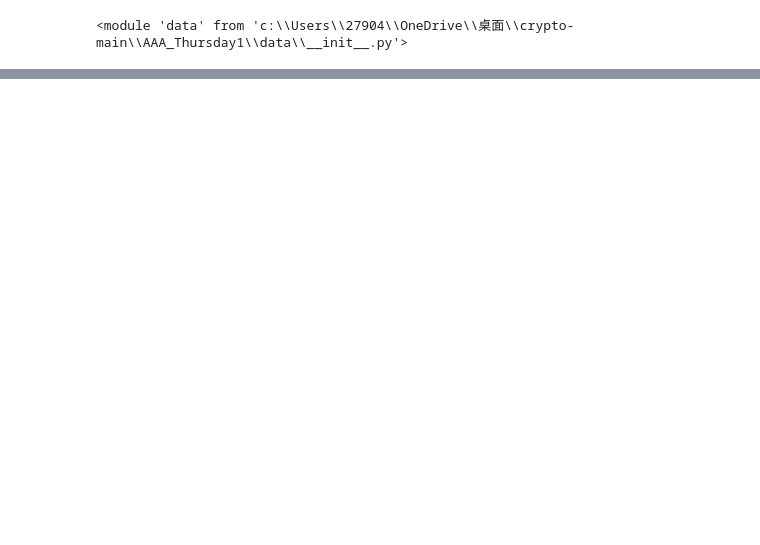
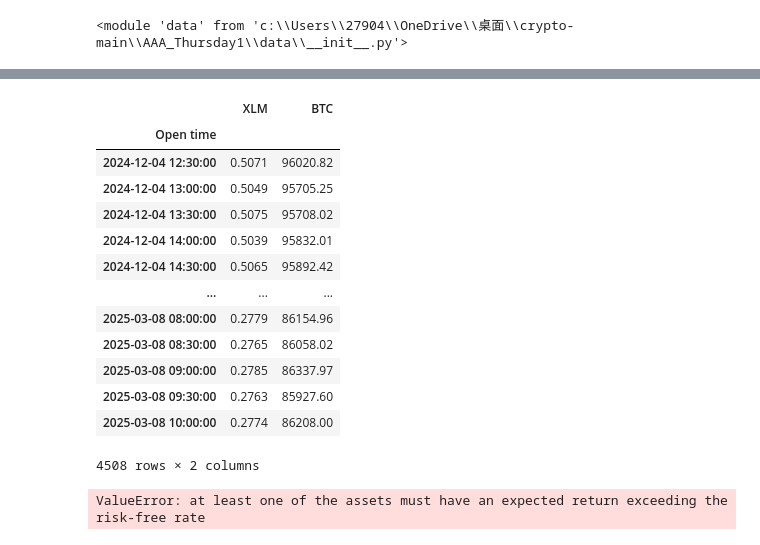
Before and after one commit to iancadev/crypto, a Jupyter notebook: AAA_Thursday1/experiment1-iancadev.ipynb, the cells around one changed output, grey strips where cells are left out. Cells and saved outputs as stored; diff of their text form; code cells hidden in the pictures; blank space fills up the shorter version.

```diff
--- a/AAA_Thursday1/experiment1-iancadev.ipynb
+++ b/AAA_Thursday1/experiment1-iancadev.ipynb
@@ -165,0 +249,58 @@ LSTM_returns.evaluate(LSTM, train_X_y['train_X'], train_X_y['train_y'])
+# %%
+prices_risky
+# %% [output]
+|  | XLM | BTC |
+| Open time |  |  |
+| 2024-12-04 12:30:00 | 0.5071 | 96020.82 |
+| 2024-12-04 13:00:00 | 0.5049 | 95705.25 |
+| 2024-12-04 13:30:00 | 0.5075 | 95708.02 |
+| 2024-12-04 14:00:00 | 0.5039 | 95832.01 |
+| 2024-12-04 14:30:00 | 0.5065 | 95892.42 |
+| ... | ... | ... |
+| 2025-03-08 08:00:00 | 0.2779 | 86154.96 |
+| 2025-03-08 08:30:00 | 0.2765 | 86058.02 |
+| 2025-03-08 09:00:00 | 0.2785 | 86337.97 |
+| 2025-03-08 09:30:00 | 0.2763 | 85927.60 |
+| 2025-03-08 10:00:00 | 0.2774 | 86208.00 |
+4508 rows × 2 columns
+# %%
+import numpy as np
+import pandas as pd
+from pypfopt.expected_returns     import mean_historical_return
+from pypfopt.risk_models          import sample_cov, CovarianceShrinkage
+from pypfopt.efficient_frontier    import EfficientFrontier
+
+# 1) Build & clean your 2‑asset price DataFrame
+prices_risky = pd.concat([xlm_prices, btc_prices], axis=1)
+prices_risky = (
+    prices_risky
+    .apply(pd.to_numeric, errors="coerce")  # force floats, NaN out non‑numeric
+    .replace([0, np.inf, -np.inf], np.nan)
+    .dropna()
+)
+
+# 2) Annualize at 30‑min (48×365)
+freq = 48 * 365
+
+# 3) Compute expected returns
+mu_r = mean_historical_return(prices_risky, frequency=freq)
+
+# 4A) OPTION A: Ledoit‑Wolf shrinkage (recommended)
+cs       = CovarianceShrinkage(prices_risky, frequency=freq)
+Sigma_r  = cs.ledoit_wolf()
+
+# 4B) OPTION B: add a tiny diagonal jitter to your sample covariance
+# Sigma_r = sample_cov(prices_risky, frequency=freq)
+# Sigma_r += 1e-4 * np.eye(Sigma_r.shape[0])
+
+# 5) Solve for the max‑Sharpe (risky) weights
+ef       = EfficientFrontier(mu_r, Sigma_r, weight_bounds=(0,1))
+ef.max_sharpe(risk_free_rate=0.0)   # cash return = 0
+w_risky  = ef.clean_weights()       # e.g. {'XLM':0.3,'BTC':0.6}
+
+# 6) Allocate the remainder to cash
+w_risky['Stable'] = 1 - sum(w_risky.values())
+
+print("Max‑Sharpe w/ cash:", w_risky)
+# %% [output]
+ValueError: at least one of the assets must have an expected return exceeding the risk-free rate
```
Also changed, not shown: parts of 20 cells of this notebook, 57 other files.
